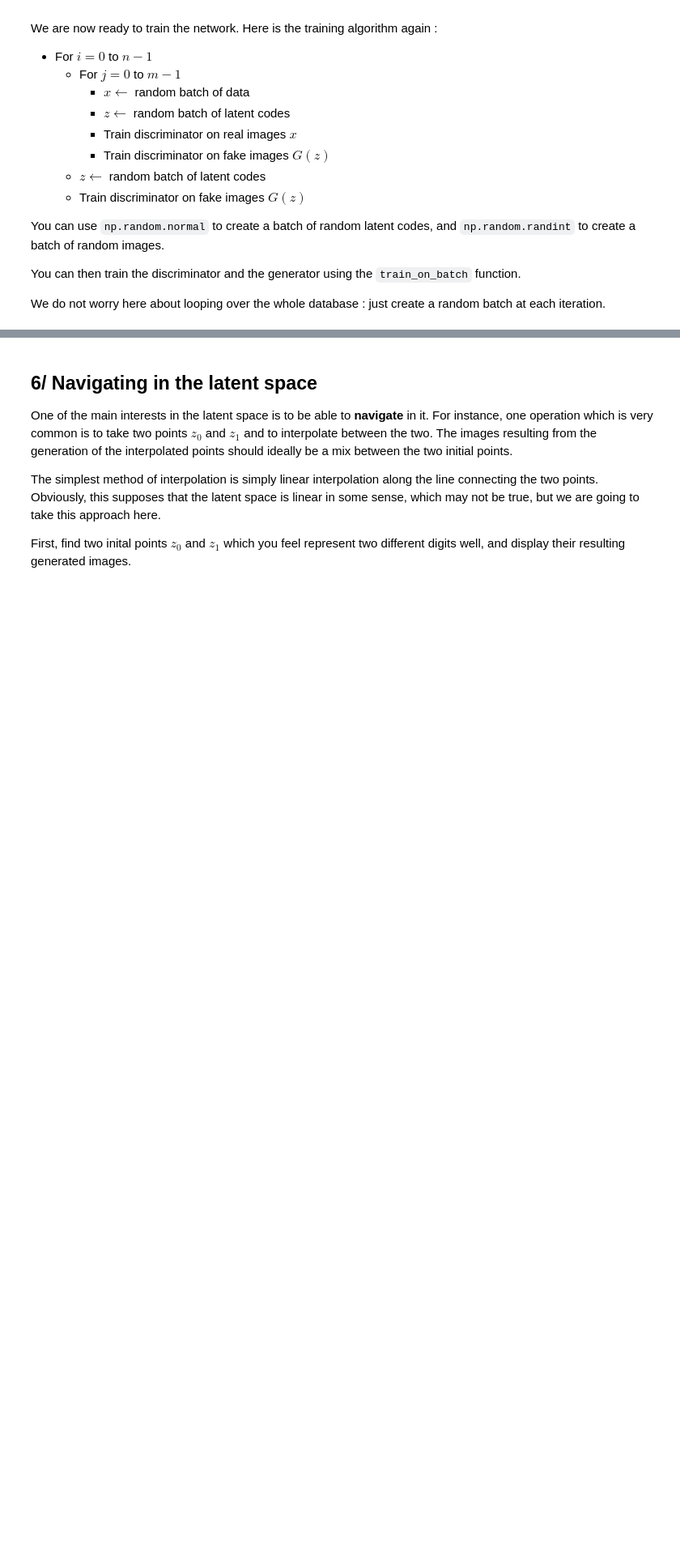
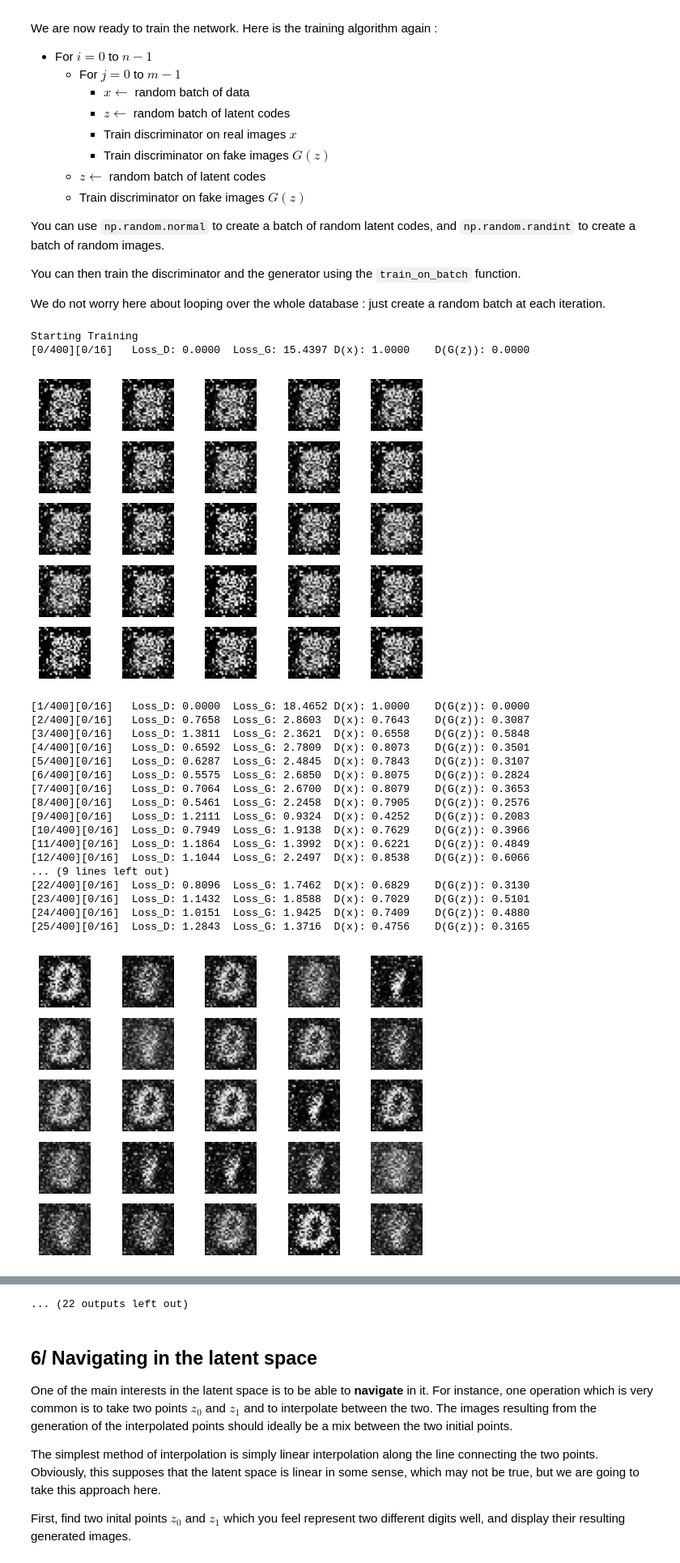
Before and after one commit to V-kr0pt/Image-Processing, a Jupyter notebook: IMA206 - Generative networks, patch methods, computational photography/TPs/Generative Artificial Networks/tp_ima_206_pytorch_for_students.ipynb, the cells around one changed output, grey strips where cells are left out. Shown at 81% size. Drawn from its saved outputs; the diff is of its cells as text; code cells hidden in the pictures; blank space fills up the shorter version.

Commit message:
Training complete

```diff
--- a/IMA206 - Generative networks, patch methods, computational photography/TPs/Generative Artificial Networks/tp_ima_206_pytorch_for_students.ipynb
+++ b/IMA206 - Generative networks, patch methods, computational photography/TPs/Generative Artificial Networks/tp_ima_206_pytorch_for_students.ipynb
@@ -137,14 +140,14 @@ class Generator(nn.Module):
     self.h_dim_2 = h_dim_2
     self.z_dim = z_dim
 
-    self.fc1 = nn.Linear(self.z_dim, self.h_dim_1)
-    self.fc2 = nn.Linear(self.h_dim_1, self.h_dim_2)
-    self.fc3 = nn.Linear(self.h_dim_2, self.n_pixels)
+    self.fc1 = nn.Linear(z_dim, h_dim_1) # FILL IN HERE
+    self.fc2 = nn.Linear(h_dim_1, h_dim_2)# FILL IN HERE
+    self.fc3 = nn.Linear(h_dim_2, self.n_pixels) # FILL IN HERE
   def forward(self, z):
     h = F.leaky_relu(self.fc1(z), negative_slope=0.2) # 1st layer
     h = F.leaky_relu(self.fc2(h), negative_slope=0.2) # 2nd layer
     h = F.tanh(self.fc3(h)) #3rd layer
-    y = h.view((n_rows, n_cols, n_channels))
+    y = h.view((-1, n_rows, n_cols, n_channels))
 
     return(y)
 # %%
@@ -211,7 +224,6 @@ The training is carried out sequentially : first we execute a few training steps
   - $z \leftarrow$ random batch of latent codes
   - Train discriminator on fake images $G(z)$
 # %%
-
 # Setup Adam optimizers for both G and D
 optimizer_disc = optim.Adam(disc_model.parameters(), lr=lr, betas=(beta_1, 0.999))
 optimizer_gen = optim.Adam(gen_model.parameters(), lr=lr, betas=(beta_1, 0.999))
@@ -221,20 +233,20 @@ bce_criterion = nn.BCELoss()
 
 # criterion used for the generator loss
 def loss_fn_gen(d_gen_data):
-  loss_gen = torch.mean(torch.log(1 - d_gen_data))
+  loss_gen = torch.mean(-torch.log(d_gen_data))
+  #loss_gen = torch.mean(torch.log(1 - d_gen_data))
   return loss_gen
 # %% [markdown]
 ### Sampling function
 
 We now create a function to sample several images during training (to follow the convergence of the network)
 # %%
-
 def sample_images(generator,z_dim, rand_seed=30):
   #np.random.seed(rand_seed)
   r, c = 5, 5
-  z_random = torch.randn(r * c, 1, z_dim, dtype=torch.float, device=device) #np.random.normal(0, 1, (r * c, z_dim))
-
-  gen_imgs = np.transpose( generator(z_random).cpu().detach().numpy() , (0,2,3,1))
+  z_random = torch.randn(r * c, 1, z_dim, dtype=torch.float, device='cpu') #np.random.normal(0, 1, (r * c, z_dim))
+  # np.transpose(, (0,2,3,1))
+  gen_imgs = generator(z_random).cpu().detach().numpy()
 
   # Rescale images 0 - 1
   gen_imgs = 0.5 * gen_imgs + 0.5
@@ -276,8 +288,10 @@
 
 We do not worry here about looping over the whole database : just create a random batch at each iteration.
 # %%
+# Training Loop
 
-# Training Loop
+# disc_model.to(device)
+# gen_model.to(device)
 
 # Lists to keep track of progress
 img_list = []
@@ -292,15 +306,15 @@ for epoch in range(n_epochs):
   # For each batch in the dataloader
   for i, data in enumerate(mnist_train_loader, 0):
     for iter_inner in range(0,n_iters_inner):
-
       ############################
       ### Train discriminator
       ############################
       ## Train with true data batch
       disc_model.zero_grad()
       # create true data and labels
-      true_imgs = data[0].to(device)
-      true_labels = torch.ones((true_imgs.shape[0],1), dtype=torch.float, device=device)
+      true_imgs = data[0] #accessing the tensors inside the list
+      # true_imgs.shape = ([number_of_imgs, channels, img_rows, img_cols])
+      true_labels = torch.ones((true_imgs.shape[0],1), dtype=torch.float)
       # put true data through discriminator
       d_output_true = disc_model(true_imgs)
       # bce loss on true data
@@ -312,47 +326,69 @@ for epoch in range(n_epochs):
       ## Train with fake data batch
       # create fake data and labels
       # generate batch of random latent vectors
-      z_latent_noise = torch.randn(true_imgs.shape[0], 1, z_dim, dtype=torch.float, device=device)
+      z_latent_noise = np.random.normal(0, 1, (true_imgs.shape[0], z_dim))
       # Generate batch of fake images
-      fake_imgs = gen_model(torch.from_numpy(z_latent_noise).float().to(device))
-      fake_labels = torch.zeros((true_imgs.shape[0],1), dtype=torch.float, device=device)
+      fake_imgs = gen_model.forward(torch.from_numpy(z_latent_noise).float())
+      fake_labels = torch.zeros((true_imgs.shape[0],1), dtype=torch.float)
       # put fake data through discriminator
       disc_output_fake = disc_model(fake_imgs)
       # bce loss on fake data
       disc_loss_fake = bce_criterion(disc_output_fake, fake_labels)
       # backpropagation for discriminator, fake loss
-      disc_loss_fake.backward()
+      disc_loss_fake.backward(retain_graph=True )
       disc_fake_value = disc_output_fake.mean().item()
       # Update discriminator
       optimizer_disc.step()
 
       d_loss_total = d_loss_true+disc_loss_fake
 
     ############################
     ### Train generator
     ############################
     gen_model.zero_grad()
     # We have updated the discriminator, so we need to update the output of the discriminator
     disc_gen_output_fake =  disc_model(fake_imgs)
     # Generator loss, using the custom loss
     g_loss = loss_fn_gen(disc_gen_output_fake)
     # backpropagation for generator
-    g_loss.backward()
+    g_loss.backward(retain_graph=True)
     #D_G_z2 = output.mean().item()
     # Update generator
     optimizer_gen.step()
 
     # Output training stats
     if i % 200 == 0:
       print('[%d/%d][%d/%d] \tLoss_D: %.4f\tLoss_G: %.4f\tD(x): %.4f\tD(G(z)): %.4f'
       % (epoch, n_epochs, i, len(mnist_train_loader),d_loss_total.item(), g_loss.item(), disc_true_value, disc_fake_value ))
 
     # Save Losses for plotting later
     G_losses.append(g_loss.item())
     D_losses.append(d_loss_total.item())
 
   if(epoch % sample_interval == 0):
     sample_images(gen_model,z_dim, rand_seed=30)
 
 # end samples
 sample_images(gen_model,z_dim, rand_seed=30)
+# %% [output]
+Starting Training
+[0/400][0/16]   Loss_D: 0.0000  Loss_G: 15.4397 D(x): 1.0000    D(G(z)): 0.0000
+[figure, added]
+[1/400][0/16]   Loss_D: 0.0000  Loss_G: 18.4652 D(x): 1.0000    D(G(z)): 0.0000
+[2/400][0/16]   Loss_D: 0.7658  Loss_G: 2.8603  D(x): 0.7643    D(G(z)): 0.3087
+[3/400][0/16]   Loss_D: 1.3811  Loss_G: 2.3621  D(x): 0.6558    D(G(z)): 0.5848
+[4/400][0/16]   Loss_D: 0.6592  Loss_G: 2.7809  D(x): 0.8073    D(G(z)): 0.3501
+[5/400][0/16]   Loss_D: 0.6287  Loss_G: 2.4845  D(x): 0.7843    D(G(z)): 0.3107
+[6/400][0/16]   Loss_D: 0.5575  Loss_G: 2.6850  D(x): 0.8075    D(G(z)): 0.2824
+[7/400][0/16]   Loss_D: 0.7064  Loss_G: 2.6700  D(x): 0.8079    D(G(z)): 0.3653
+[8/400][0/16]   Loss_D: 0.5461  Loss_G: 2.2458  D(x): 0.7905    D(G(z)): 0.2576
+[9/400][0/16]   Loss_D: 1.2111  Loss_G: 0.9324  D(x): 0.4252    D(G(z)): 0.2083
+[10/400][0/16]  Loss_D: 0.7949  Loss_G: 1.9138  D(x): 0.7629    D(G(z)): 0.3966
+[11/400][0/16]  Loss_D: 1.1864  Loss_G: 1.3992  D(x): 0.6221    D(G(z)): 0.4849
+[12/400][0/16]  Loss_D: 1.1044  Loss_G: 2.2497  D(x): 0.8538    D(G(z)): 0.6066
+... (9 lines left out)
+[22/400][0/16]  Loss_D: 0.8096  Loss_G: 1.7462  D(x): 0.6829    D(G(z)): 0.3130
+[23/400][0/16]  Loss_D: 1.1432  Loss_G: 1.8588  D(x): 0.7029    D(G(z)): 0.5101
+[24/400][0/16]  Loss_D: 1.0151  Loss_G: 1.9425  D(x): 0.7409    D(G(z)): 0.4880
+[25/400][0/16]  Loss_D: 1.2843  Loss_G: 1.3716  D(x): 0.4756    D(G(z)): 0.3165
+[figure, added]
@@ -359,3 +467,4 @@ sample_images(gen_model,z_dim, rand_seed=30)
+... (22 outputs left out)
 # %% [markdown]
 ## 6/ Navigating in the latent space
 
```
Also changed, not shown: parts of 6 cells of this notebook.
